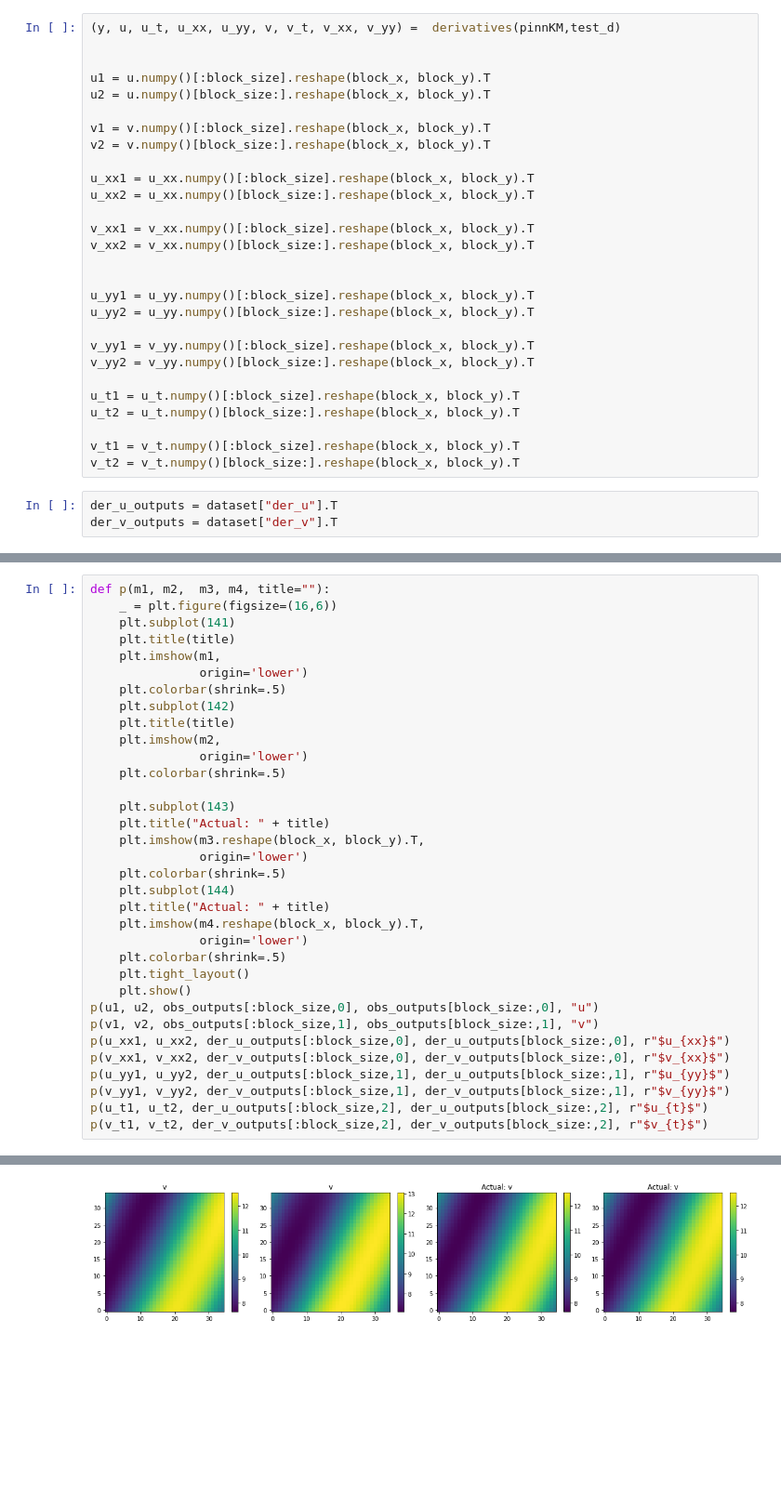
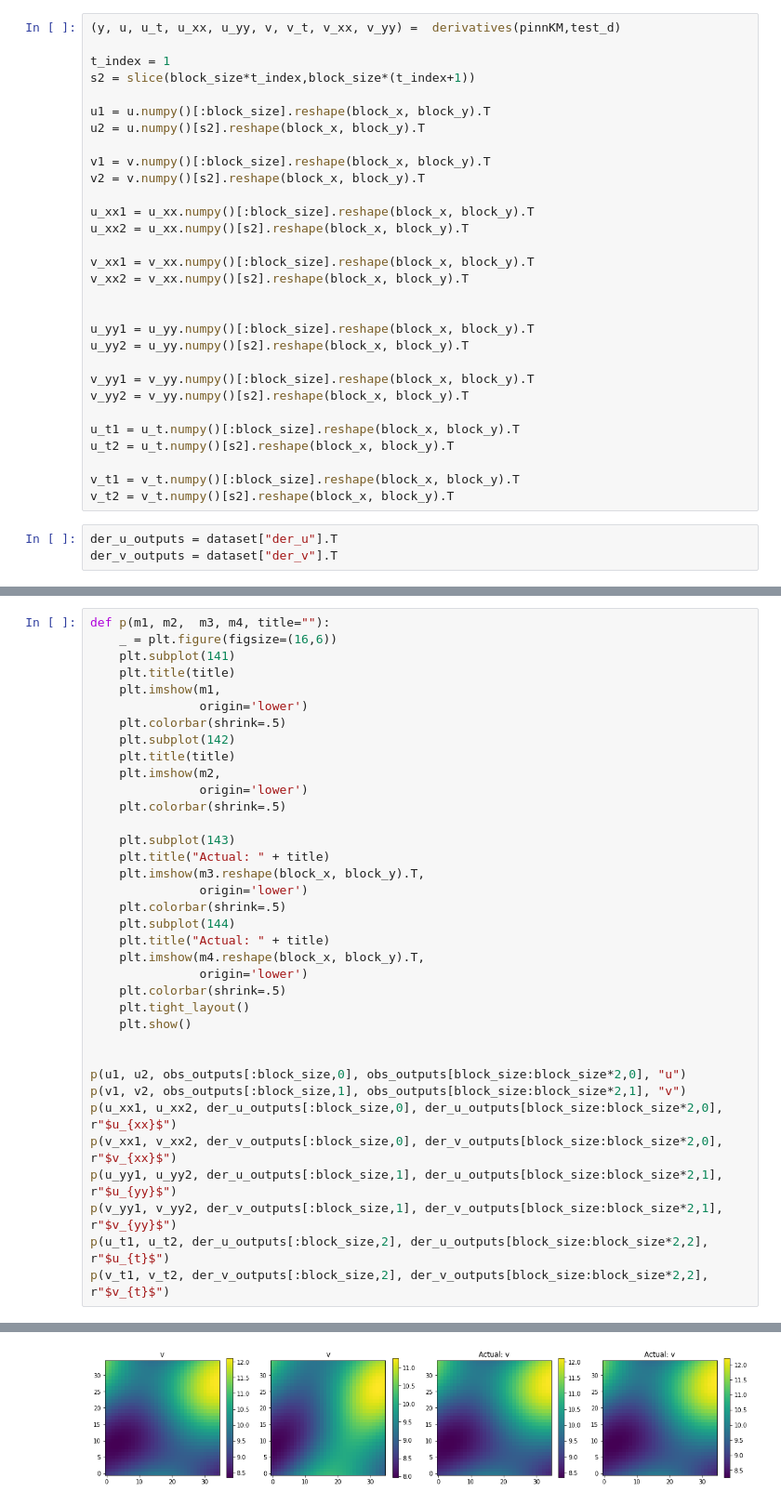
Before and after one commit to rpazuki/morpho_repo, a Jupyter notebook: pinn_as_pde_solver/Untitled.ipynb, the cells around one changed output, grey strips where cells are left out. Shown at 93% size. Cells and saved outputs as stored; diff of their text form; blank space fills up the shorter version.

```diff
--- a/pinn_as_pde_solver/Untitled.ipynb
+++ b/pinn_as_pde_solver/Untitled.ipynb
@@ -312,31 +373,33 @@ def derivatives(pinn, x):
 # %%
 (y, u, u_t, u_xx, u_yy, v, v_t, v_xx, v_yy) =  derivatives(pinnKM,test_d)
 
+t_index = 1
+s2 = slice(block_size*t_index,block_size*(t_index+1))
 
 u1 = u.numpy()[:block_size].reshape(block_x, block_y).T
-u2 = u.numpy()[block_size:].reshape(block_x, block_y).T
+u2 = u.numpy()[s2].reshape(block_x, block_y).T
 
 v1 = v.numpy()[:block_size].reshape(block_x, block_y).T
-v2 = v.numpy()[block_size:].reshape(block_x, block_y).T
+v2 = v.numpy()[s2].reshape(block_x, block_y).T
 
 u_xx1 = u_xx.numpy()[:block_size].reshape(block_x, block_y).T
-u_xx2 = u_xx.numpy()[block_size:].reshape(block_x, block_y).T
+u_xx2 = u_xx.numpy()[s2].reshape(block_x, block_y).T
 
 v_xx1 = v_xx.numpy()[:block_size].reshape(block_x, block_y).T
-v_xx2 = v_xx.numpy()[block_size:].reshape(block_x, block_y).T
+v_xx2 = v_xx.numpy()[s2].reshape(block_x, block_y).T
 
 
 u_yy1 = u_yy.numpy()[:block_size].reshape(block_x, block_y).T
-u_yy2 = u_yy.numpy()[block_size:].reshape(block_x, block_y).T
+u_yy2 = u_yy.numpy()[s2].reshape(block_x, block_y).T
 
 v_yy1 = v_yy.numpy()[:block_size].reshape(block_x, block_y).T
-v_yy2 = v_yy.numpy()[block_size:].reshape(block_x, block_y).T
+v_yy2 = v_yy.numpy()[s2].reshape(block_x, block_y).T
 
 u_t1 = u_t.numpy()[:block_size].reshape(block_x, block_y).T
-u_t2 = u_t.numpy()[block_size:].reshape(block_x, block_y).T
+u_t2 = u_t.numpy()[s2].reshape(block_x, block_y).T
 
 v_t1 = v_t.numpy()[:block_size].reshape(block_x, block_y).T
-v_t2 = v_t.numpy()[block_size:].reshape(block_x, block_y).T
+v_t2 = v_t.numpy()[s2].reshape(block_x, block_y).T
 # %%
 der_u_outputs = dataset["der_u"].T
 der_v_outputs = dataset["der_v"].T
@@ -380,12 +467,14 @@ def p(m1, m2,  m3, m4, title=""):
     plt.colorbar(shrink=.5)
     plt.tight_layout()
     plt.show()
-p(u1, u2, obs_outputs[:block_size,0], obs_outputs[block_size:,0], "u")
-p(v1, v2, obs_outputs[:block_size,1], obs_outputs[block_size:,1], "v")
-p(u_xx1, u_xx2, der_u_outputs[:block_size,0], der_u_outputs[block_size:,0], r"$u_{xx}$")
-p(v_xx1, v_xx2, der_v_outputs[:block_size,0], der_v_outputs[block_size:,0], r"$v_{xx}$")
-p(u_yy1, u_yy2, der_u_outputs[:block_size,1], der_u_outputs[block_size:,1], r"$u_{yy}$")
-p(v_yy1, v_yy2, der_v_outputs[:block_size,1], der_v_outputs[block_size:,1], r"$v_{yy}$")
-p(u_t1, u_t2, der_u_outputs[:block_size,2], der_u_outputs[block_size:,2], r"$u_{t}$")
-p(v_t1, v_t2, der_v_outputs[:block_size,2], der_v_outputs[block_size:,2], r"$v_{t}$")
+
+
+p(u1, u2, obs_outputs[:block_size,0], obs_outputs[block_size:block_size*2,0], "u")
+p(v1, v2, obs_outputs[:block_size,1], obs_outputs[block_size:block_size*2,1], "v")
+p(u_xx1, u_xx2, der_u_outputs[:block_size,0], der_u_outputs[block_size:block_size*2,0], r"$u_{xx}$")
+p(v_xx1, v_xx2, der_v_outputs[:block_size,0], der_v_outputs[block_size:block_size*2,0], r"$v_{xx}$")
+p(u_yy1, u_yy2, der_u_outputs[:block_size,1], der_u_outputs[block_size:block_size*2,1], r"$u_{yy}$")
+p(v_yy1, v_yy2, der_v_outputs[:block_size,1], der_v_outputs[block_size:block_size*2,1], r"$v_{yy}$")
+p(u_t1, u_t2, der_u_outputs[:block_size,2], der_u_outputs[block_size:block_size*2,2], r"$u_{t}$")
+p(v_t1, v_t2, der_v_outputs[:block_size,2], der_v_outputs[block_size:block_size*2,2], r"$v_{t}$")
 # %% [output]
@@ -393 +482 @@ p(v_t1, v_t2, der_v_outputs[:block_size,2], der_v_outputs[block_size:,2], r"$v_{
-[figure, old version]
+[figure, new version]
```
Also changed, not shown: parts of 8 cells of this notebook, 10 other files.
